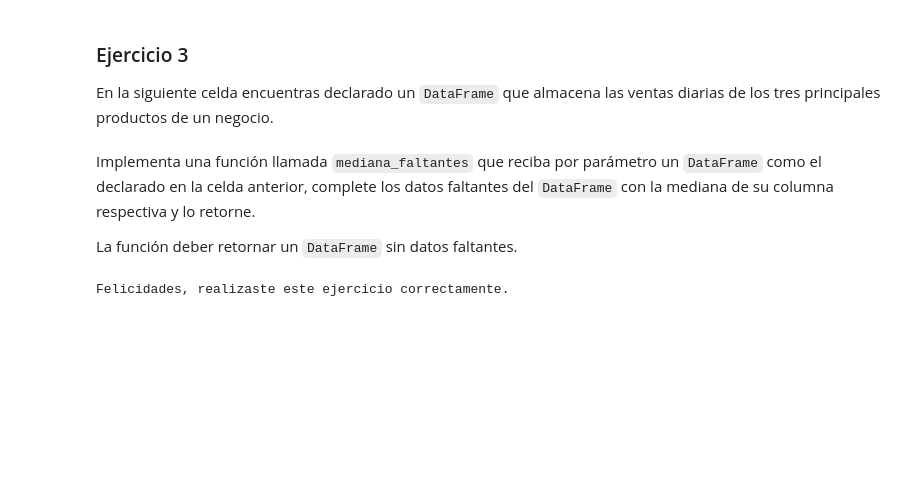
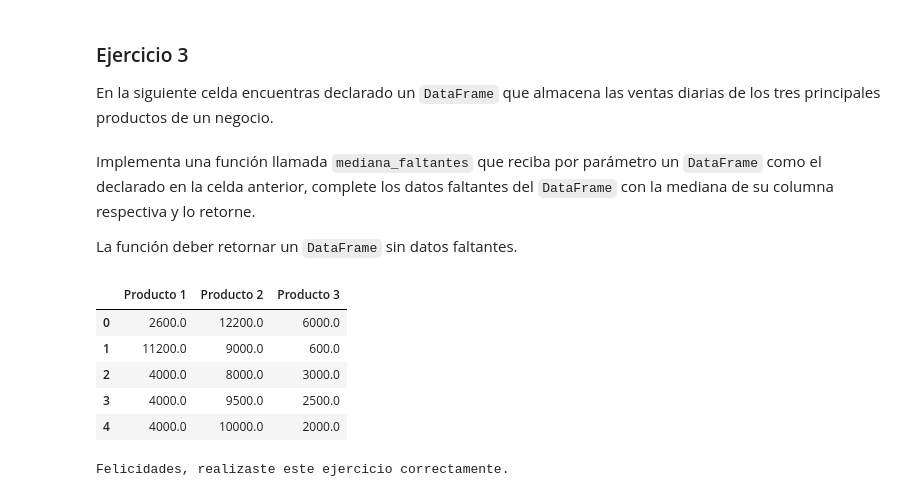
Before and after one commit to SantiagoRMV/Uniandes-Anaitycs, a Jupyter notebook: Herramientas/S5.TA1/TALLER - Limpiar y unir bases de datos.ipynb, the cells around one changed output. Cells and saved outputs as stored; diff of their text form; code cells hidden in the pictures; blank space fills up the shorter version.

```diff
--- a/Herramientas/S5.TA1/TALLER - Limpiar y unir bases de datos.ipynb
+++ b/Herramientas/S5.TA1/TALLER - Limpiar y unir bases de datos.ipynb
@@ -249,6 +275,17 @@ Implementa una función llamada `mediana_faltantes` que reciba por parámetro un
 La función deber retornar un `DataFrame` sin datos faltantes.
 # %%
 ## Implementa tu respuesta en esta celda
+def mediana_faltantes(dataframe_1):
+    dataframe = dataframe_1.fillna(dataframe_1.median())
+    return dataframe
+mediana_faltantes(ventas)
+# %% [output]
+|  | Producto 1 | Producto 2 | Producto 3 |
+| 0 | 2600.0 | 12200.0 | 6000.0 |
+| 1 | 11200.0 | 9000.0 | 600.0 |
+| 2 | 4000.0 | 8000.0 | 3000.0 |
+| 3 | 4000.0 | 9500.0 | 2500.0 |
+| 4 | 4000.0 | 10000.0 | 2000.0 |
 # %%
 ## AUTO-CALIFICADOR
 
```
Also changed, not shown: parts of 15 cells of this notebook, 33 other files.
